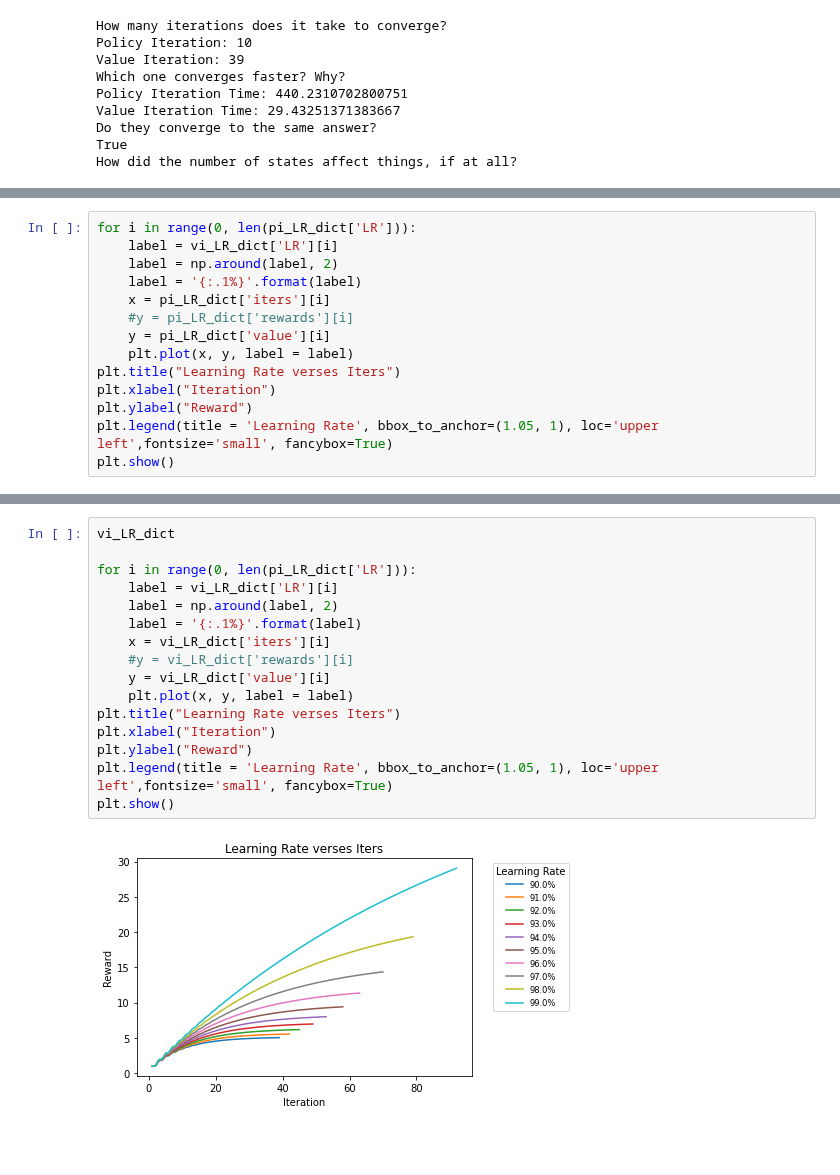
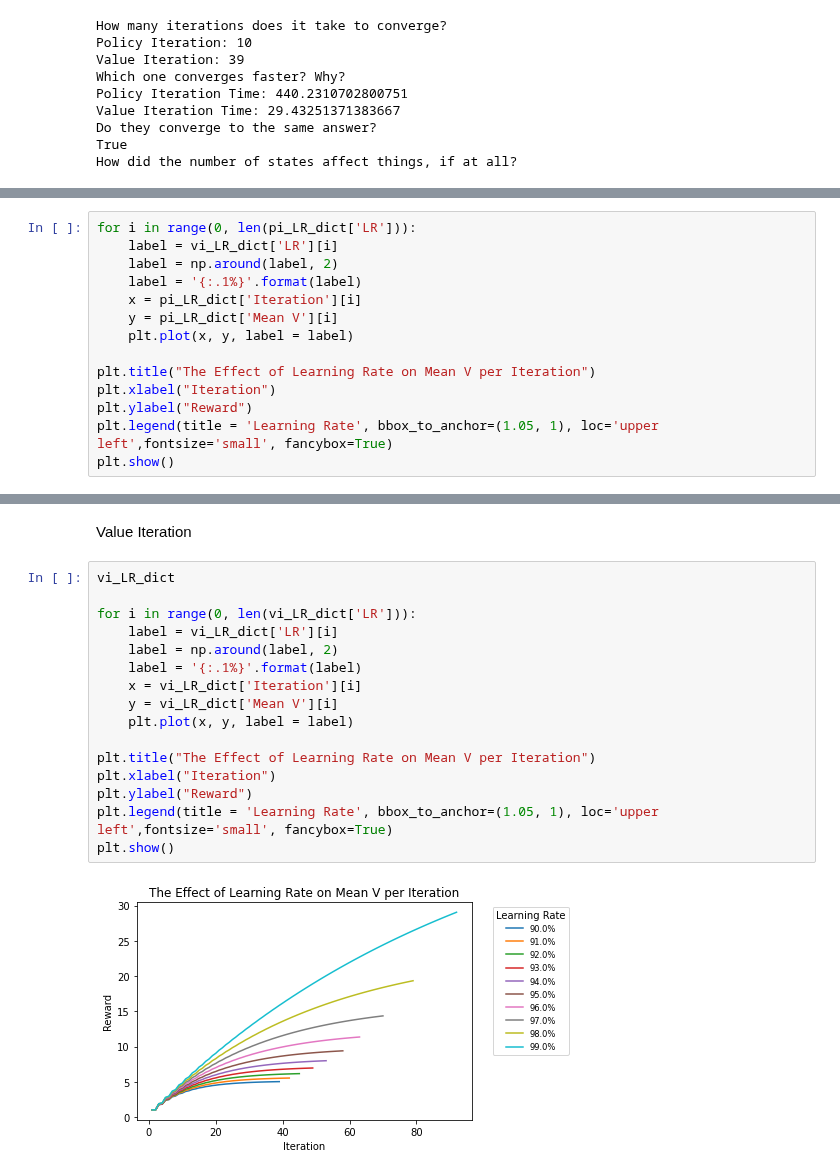
Before and after one commit to amandahutter/CS_7641, a Jupyter notebook: A4: Reinforcement Learning/A4 RL Forest FrozenLake.ipynb, the cells around one changed output, grey strips where cells are left out. Cells and saved outputs as stored; diff of their text form; blank space fills up the shorter version.

```diff
--- a/A4: Reinforcement Learning/A4 RL Forest FrozenLake.ipynb
+++ b/A4: Reinforcement Learning/A4 RL Forest FrozenLake.ipynb
@@ -419,11 +469,11 @@ for i in range(0, len(pi_LR_dict['LR'])):
     label = vi_LR_dict['LR'][i]
     label = np.around(label, 2)
     label = '{:.1%}'.format(label)
-    x = pi_LR_dict['iters'][i]
-    #y = pi_LR_dict['rewards'][i]
-    y = pi_LR_dict['value'][i]
+    x = pi_LR_dict['Iteration'][i]
+    y = pi_LR_dict['Mean V'][i]
     plt.plot(x, y, label = label)
-plt.title("Learning Rate verses Iters")
+
+plt.title("The Effect of Learning Rate on Mean V per Iteration")
 plt.xlabel("Iteration")
 plt.ylabel("Reward")
 plt.legend(title = 'Learning Rate', bbox_to_anchor=(1.05, 1), loc='upper left',fontsize='small', fancybox=True)
@@ -433,18 +483,20 @@ plt.show()
+# %% [markdown]
+Value Iteration
 # %%
 vi_LR_dict
 
-for i in range(0, len(pi_LR_dict['LR'])):
+for i in range(0, len(vi_LR_dict['LR'])):
     label = vi_LR_dict['LR'][i]
     label = np.around(label, 2)
     label = '{:.1%}'.format(label)
-    x = vi_LR_dict['iters'][i]
-    #y = vi_LR_dict['rewards'][i]
-    y = vi_LR_dict['value'][i]
+    x = vi_LR_dict['Iteration'][i]
+    y = vi_LR_dict['Mean V'][i]
     plt.plot(x, y, label = label)
-plt.title("Learning Rate verses Iters")
+
+plt.title("The Effect of Learning Rate on Mean V per Iteration")
 plt.xlabel("Iteration")
 plt.ylabel("Reward")
 plt.legend(title = 'Learning Rate', bbox_to_anchor=(1.05, 1), loc='upper left',fontsize='small', fancybox=True)
 plt.show()
 # %% [output]
-[figure, old version]
+[figure, new version]
```
Also changed, not shown: parts of 12 cells of this notebook.
